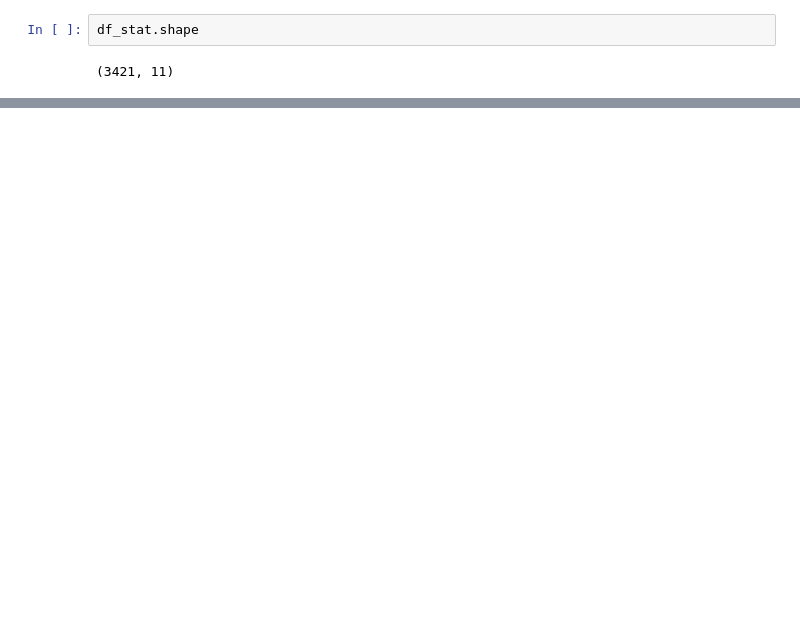
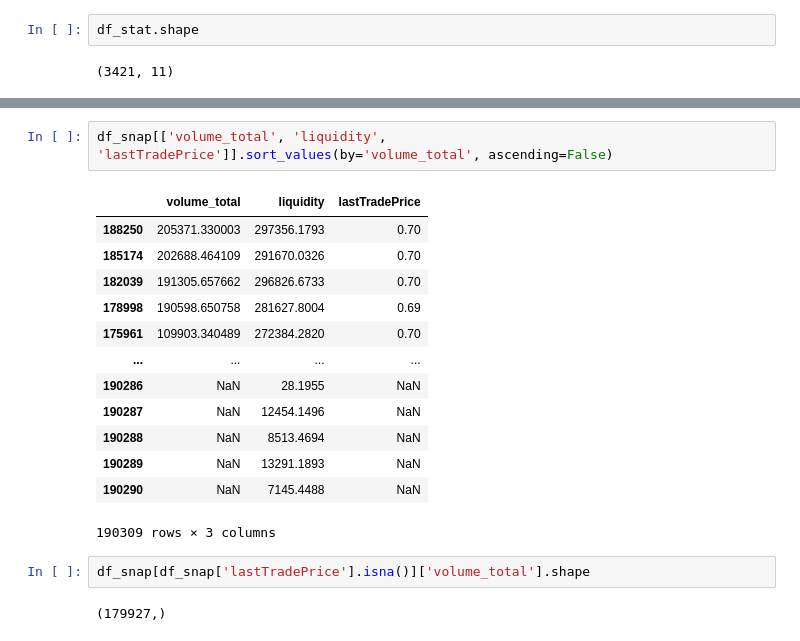
Before and after one commit to marlonmuthiani/UEP-MachineLearning-my-fork, a Jupyter notebook: notebook.ipynb, the cells around one changed output, grey strips where cells are left out. Saved outputs shown, nothing was run; the diff lists cells and outputs as text; blank space fills up the shorter version.

```diff
--- a/notebook.ipynb
+++ b/notebook.ipynb
@@ -15,0 +61,20 @@ df_stat.shape
+# %%
+df_snap[['volume_total', 'liquidity', 'lastTradePrice']].sort_values(by='volume_total', ascending=False)
+# %% [output]
+|  | volume_total | liquidity | lastTradePrice |
+| 188250 | 205371.330003 | 297356.1793 | 0.70 |
+| 185174 | 202688.464109 | 291670.0326 | 0.70 |
+| 182039 | 191305.657662 | 296826.6733 | 0.70 |
+| 178998 | 190598.650758 | 281627.8004 | 0.69 |
+| 175961 | 109903.340489 | 272384.2820 | 0.70 |
+| ... | ... | ... | ... |
+| 190286 | NaN | 28.1955 | NaN |
+| 190287 | NaN | 12454.1496 | NaN |
+| 190288 | NaN | 8513.4694 | NaN |
+| 190289 | NaN | 13291.1893 | NaN |
+| 190290 | NaN | 7145.4488 | NaN |
+190309 rows × 3 columns
+# %%
+df_snap[df_snap['lastTradePrice'].isna()]['volume_total'].shape
+# %% [output]
+(179927,)
```
Also changed, not shown: parts of 4 cells of this notebook, 6 other files.
